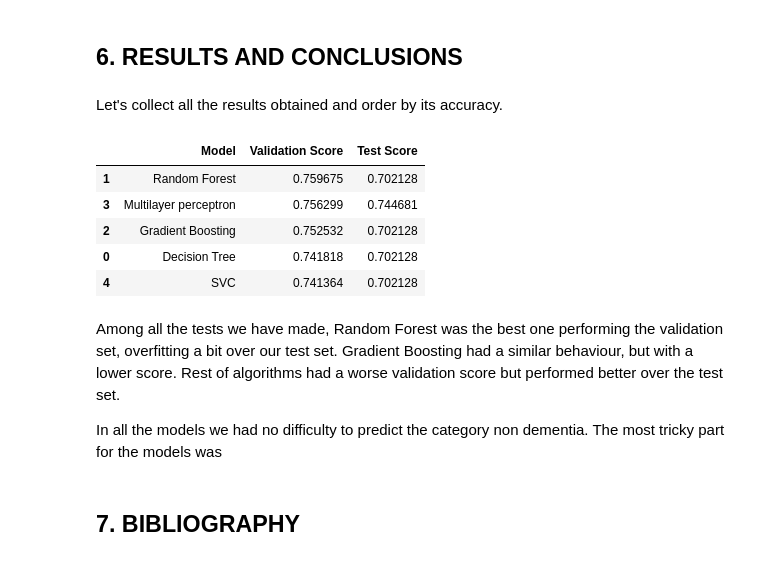
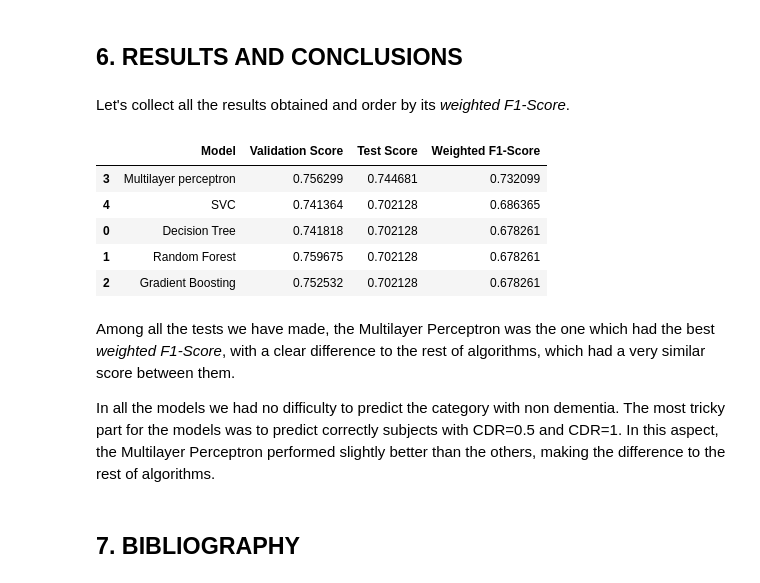
Before and after one commit to rrolra/Early-Alzheimer-Detection, a Jupyter notebook: PFM_Ricardo_Roldan.ipynb, the cells around one changed output. Drawn from its saved outputs; the diff is of its cells as text; code cells hidden in the pictures.

```diff
--- a/PFM_Ricardo_Roldan.ipynb
+++ b/PFM_Ricardo_Roldan.ipynb
@@ -450,10 +467,11 @@ scores_images = mglearn.tools.heatmap(confusion_matrix(Y_test, PredictedOutputRF
 
 #Print of results report
 print(classification_report(Y_test, PredictedOutputRF))
+f1 = f1_score(Y_test, PredictedOutputRF, average='weighted')
 
 #Append the results to the list
 model = 'Random Forest'
-results.append([model, best_score, test_score])
+results.append([model, best_score, test_score, f1])
 # %% [output]
 Validation accuracy with best parameter is 0.7596753246753247
 test accuracy is 0.7021276595744681
@@ -529,10 +547,11 @@ scores_images = mglearn.tools.heatmap(confusion_matrix(Y_test, PredictedOutputGB
 
 #Print of results report
 print(classification_report(Y_test, PredictedOutputGBC))
+f1 = f1_score(Y_test, PredictedOutputGBC, average='weighted')
 
 #Append the results to the list
 model = 'Gradient Boosting'
-results.append([model, best_score, test_score])
+results.append([model, best_score, test_score, f1])
 # %% [output]
 Validation accuracy with best parameter is 0.7525324675324675
 Test accuracy is 0.7021276595744681
@@ -601,10 +620,11 @@ scores_images = mglearn.tools.heatmap(confusion_matrix(Y_test, PredictedOutputML
 
 #Print of results report
 print(classification_report(Y_test, PredictedOutputMLP))
+f1 = f1_score(Y_test, PredictedOutputMLP, average='weighted')
 
 #Append the results to the list
 model = 'Multilayer perceptron'
-results.append([model, best_score, test_score])
+results.append([model, best_score, test_score, f1])
 # %% [output]
 Validation accuracy with best parameter is 0.7562987012987012
 Test accuracy is 0.7446808510638298
@@ -672,10 +692,11 @@ scores_images = mglearn.tools.heatmap(confusion_matrix(Y_test, PredictedOutputSV
 
 #Print of results report
 print(classification_report(Y_test, PredictedOutputSVC))
+f1 = f1_score(Y_test, PredictedOutputSVC, average='weighted')
 
 #Append the results to the list
 model = 'SVC'
-results.append([model, best_score, test_score])
+results.append([model, best_score, test_score, f1])
 # %% [output]
 Validation accuracy with best parameter is 0.7413636363636364
 Test accuracy is 0.7021276595744681
@@ -696,24 +717,24 @@ weighted avg       0.72      0.70      0.69        94
 # %% [markdown]
 ## 6. RESULTS AND CONCLUSIONS
 # %% [markdown]
-Let's collect all the results obtained and order by its accuracy.
+Let's collect all the results obtained and order by its *weighted F1-Score*.
 # %%
 #Create a dataframe with all the accuracy results collected
-result = pd.DataFrame(results, columns=['Model','Validation Score', 'Test Score'])
+result = pd.DataFrame(results, columns = ['Model','Validation Score', 'Test Score', 'Weighted F1-Score'])
 
-#Dataframe sorted by accuracy
-result.sort_values('Validation Score', ascending=False)
+#Dataframe sorted by Weighted F1-Score
+result.sort_values('Weighted F1-Score', ascending = False)
 # %% [output]
-|  | Model | Validation Score | Test Score |
-| 1 | Random Forest | 0.759675 | 0.702128 |
-| 3 | Multilayer perceptron | 0.756299 | 0.744681 |
-| 2 | Gradient Boosting | 0.752532 | 0.702128 |
-| 0 | Decision Tree | 0.741818 | 0.702128 |
-| 4 | SVC | 0.741364 | 0.702128 |
+|  | Model | Validation Score | Test Score | Weighted F1-Score |
+| 3 | Multilayer perceptron | 0.756299 | 0.744681 | 0.732099 |
+| 4 | SVC | 0.741364 | 0.702128 | 0.686365 |
+| 0 | Decision Tree | 0.741818 | 0.702128 | 0.678261 |
+| 1 | Random Forest | 0.759675 | 0.702128 | 0.678261 |
+| 2 | Gradient Boosting | 0.752532 | 0.702128 | 0.678261 |
 # %% [markdown]
-Among all the tests we have made, Random Forest was the best one performing the validation set, overfitting a bit over our test set. Gradient Boosting had a similar behaviour, but with a lower score. Rest of algorithms had a worse validation score but performed better over the test set.
+Among all the tests we have made, the Multilayer Perceptron was the one which had the best *weighted F1-Score*, with a clear difference to the rest of algorithms, which had a very similar score between them.
 
-In all the models we had no difficulty to predict the category non dementia. The most tricky part for the models was
+In all the models we had no difficulty to predict the category  with non dementia. The most tricky part for the models was to predict correctly subjects with CDR=0.5 and CDR=1. In this aspect, the Multilayer Perceptron performed slightly better than the others, making the difference to the rest of algorithms.
 # %% [markdown]
 ## 7. BIBLIOGRAPHY
 # %% [markdown]
```
Also changed, not shown: parts of 5 cells of this notebook.
